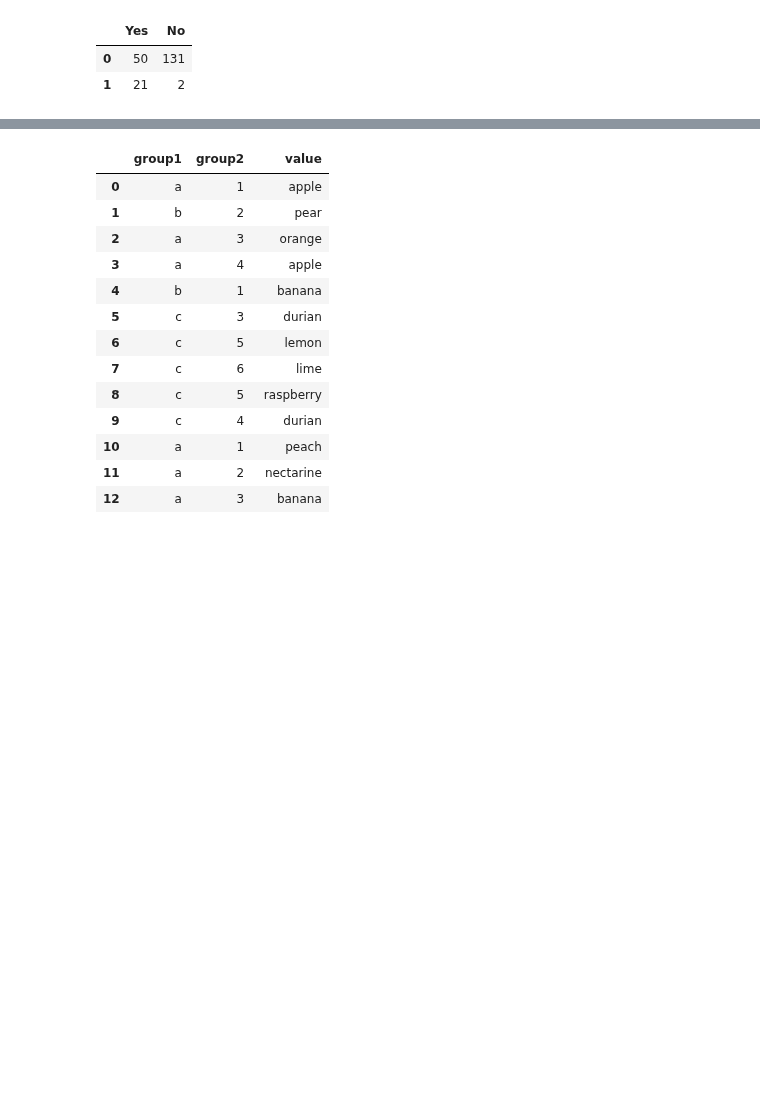
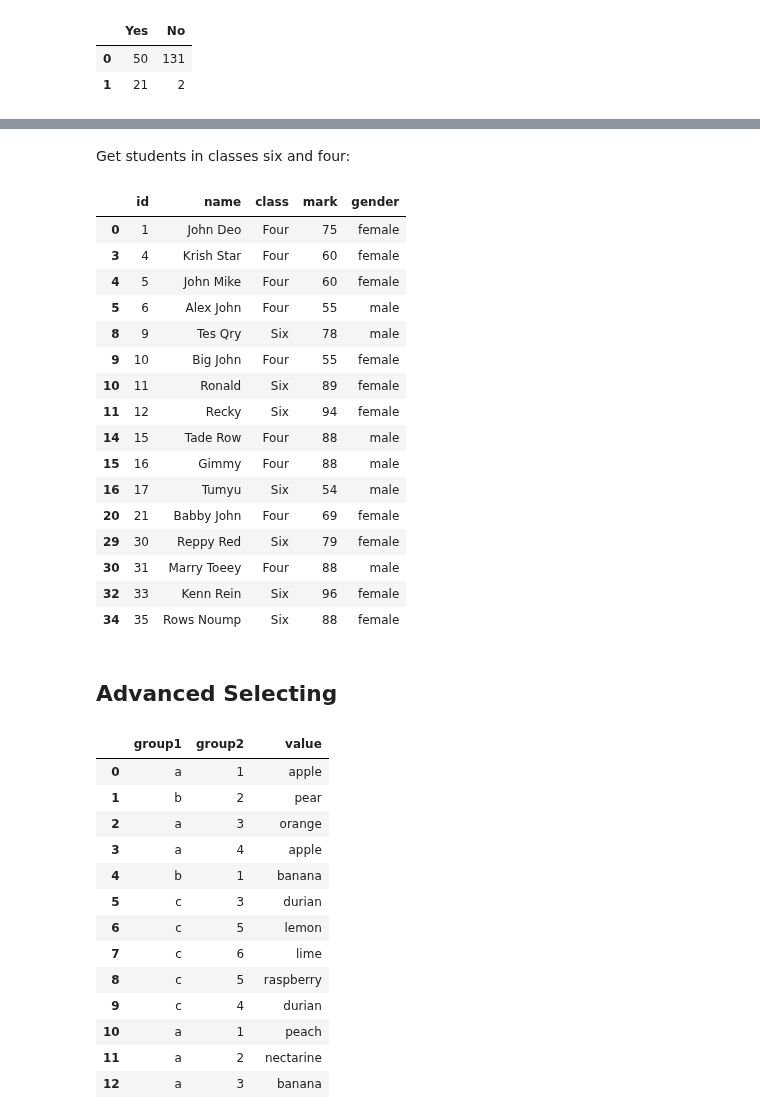
Before and after one commit to mtn75/Python-Toturial, a Jupyter notebook: python_workshop_pandas.ipynb, the cells around one changed output, grey strips where cells are left out. Cells and saved outputs as stored; diff of their text form; code cells hidden in the pictures; blank space fills up the shorter version.

```diff
--- a/python_workshop_pandas.ipynb
+++ b/python_workshop_pandas.ipynb
@@ -20,3 +301,27 @@ pd.DataFrame({'Yes': [50, 21], 'No': [131, 2]})
+# %% [markdown]
+Get students in classes six and four:
+# %%
+students.loc[students['class'].isin(['Six','Four'])]
+# %% [output]
+|  | id | name | class | mark | gender |
+| 0 | 1 | John Deo | Four | 75 | female |
+| 3 | 4 | Krish Star | Four | 60 | female |
+| 4 | 5 | John Mike | Four | 60 | female |
+| 5 | 6 | Alex John | Four | 55 | male |
+| 8 | 9 | Tes Qry | Six | 78 | male |
+| 9 | 10 | Big John | Four | 55 | female |
+| 10 | 11 | Ronald | Six | 89 | female |
+| 11 | 12 | Recky | Six | 94 | female |
+| 14 | 15 | Tade Row | Four | 88 | male |
+| 15 | 16 | Gimmy | Four | 88 | male |
+| 16 | 17 | Tumyu | Six | 54 | male |
+| 20 | 21 | Babby John | Four | 69 | female |
+| 29 | 30 | Reppy Red | Six | 79 | female |
+| 30 | 31 | Marry Toeey | Four | 88 | male |
+| 32 | 33 | Kenn Rein | Six | 96 | female |
+| 34 | 35 | Rows Noump | Six | 88 | female |
+# %% [markdown]
+## Advanced Selecting
 # %%
 # Initial dataframe
 df = pd.DataFrame({'group1' : ["a","b","a","a","b","c","c","c","c",
```
Also changed, not shown: parts of 33 cells of this notebook.
